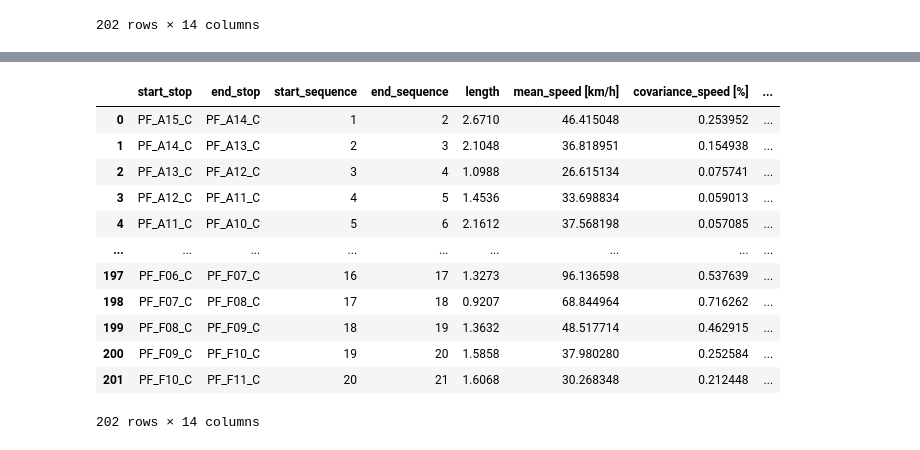
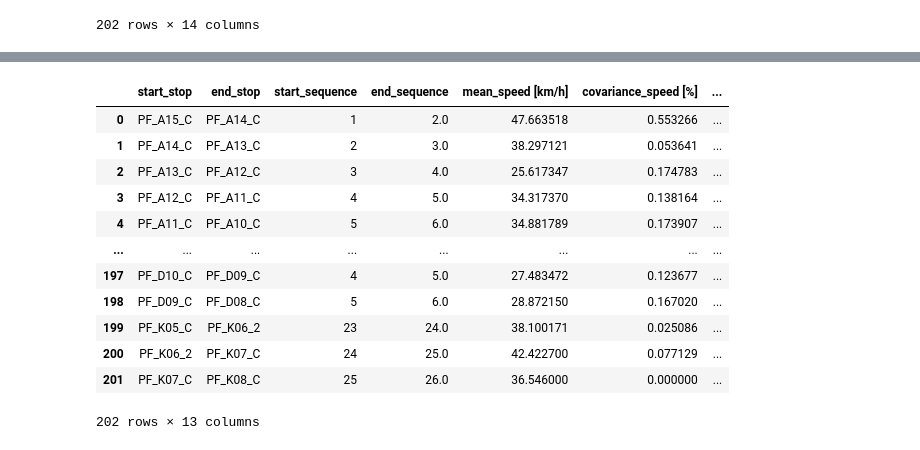
Before and after one commit to majdyousof/fyp, a Jupyter notebook: realTimeDataAnalysis.ipynb, the cells around one changed output, grey strips where cells are left out. Saved outputs shown, nothing was run; the diff lists cells and outputs as text; code cells hidden in the pictures.

```diff
--- a/realTimeDataAnalysis.ipynb
+++ b/realTimeDataAnalysis.ipynb
@@ -222,16 +183,17 @@ for index, row in uniqueLinks.iterrows():
-# %%
-currentUniqueLinks
-# %% [output]
-|  | start_stop | end_stop | start_sequence | end_sequence | length | mean_speed [km/h] | covariance_speed [%] | ... |
-| 0 | PF_A15_C | PF_A14_C | 1 | 2 | 2.6710 | 46.415048 | 0.253952 | ... |
-| 1 | PF_A14_C | PF_A13_C | 2 | 3 | 2.1048 | 36.818951 | 0.154938 | ... |
-| 2 | PF_A13_C | PF_A12_C | 3 | 4 | 1.0988 | 26.615134 | 0.075741 | ... |
-| 3 | PF_A12_C | PF_A11_C | 4 | 5 | 1.4536 | 33.698834 | 0.059013 | ... |
-| 4 | PF_A11_C | PF_A10_C | 5 | 6 | 2.1612 | 37.568198 | 0.057085 | ... |
-| ... | ... | ... | ... | ... | ... | ... | ... | ... |
-| 197 | PF_F06_C | PF_F07_C | 16 | 17 | 1.3273 | 96.136598 | 0.537639 | ... |
-| 198 | PF_F07_C | PF_F08_C | 17 | 18 | 0.9207 | 68.844964 | 0.716262 | ... |
-| 199 | PF_F08_C | PF_F09_C | 18 | 19 | 1.3632 | 48.517714 | 0.462915 | ... |
-| 200 | PF_F09_C | PF_F10_C | 19 | 20 | 1.5858 | 37.980280 | 0.252584 | ... |
-| 201 | PF_F10_C | PF_F11_C | 20 | 21 | 1.6068 | 30.268348 | 0.212448 | ... |
-202 rows × 14 columns
+# %%
+kpis = calculateLinkKpis(currentLinks, currentUniqueLinks, stopTimes)
+kpis
+# %% [output]
+|  | start_stop | end_stop | start_sequence | end_sequence | mean_speed [km/h] | covariance_speed [%] | ... |
+| 0 | PF_A15_C | PF_A14_C | 1 | 2.0 | 47.663518 | 0.553266 | ... |
+| 1 | PF_A14_C | PF_A13_C | 2 | 3.0 | 38.297121 | 0.053641 | ... |
+| 2 | PF_A13_C | PF_A12_C | 3 | 4.0 | 25.617347 | 0.174783 | ... |
+| 3 | PF_A12_C | PF_A11_C | 4 | 5.0 | 34.317370 | 0.138164 | ... |
+| 4 | PF_A11_C | PF_A10_C | 5 | 6.0 | 34.881789 | 0.173907 | ... |
+| ... | ... | ... | ... | ... | ... | ... | ... |
+| 197 | PF_D10_C | PF_D09_C | 4 | 5.0 | 27.483472 | 0.123677 | ... |
+| 198 | PF_D09_C | PF_D08_C | 5 | 6.0 | 28.872150 | 0.167020 | ... |
+| 199 | PF_K05_C | PF_K06_2 | 23 | 24.0 | 38.100171 | 0.025086 | ... |
+| 200 | PF_K06_2 | PF_K07_C | 24 | 25.0 | 42.422700 | 0.077129 | ... |
+| 201 | PF_K07_C | PF_K08_C | 25 | 26.0 | 36.546000 | 0.000000 | ... |
+202 rows × 13 columns
```
Also changed, not shown: parts of 12 cells of this notebook.
